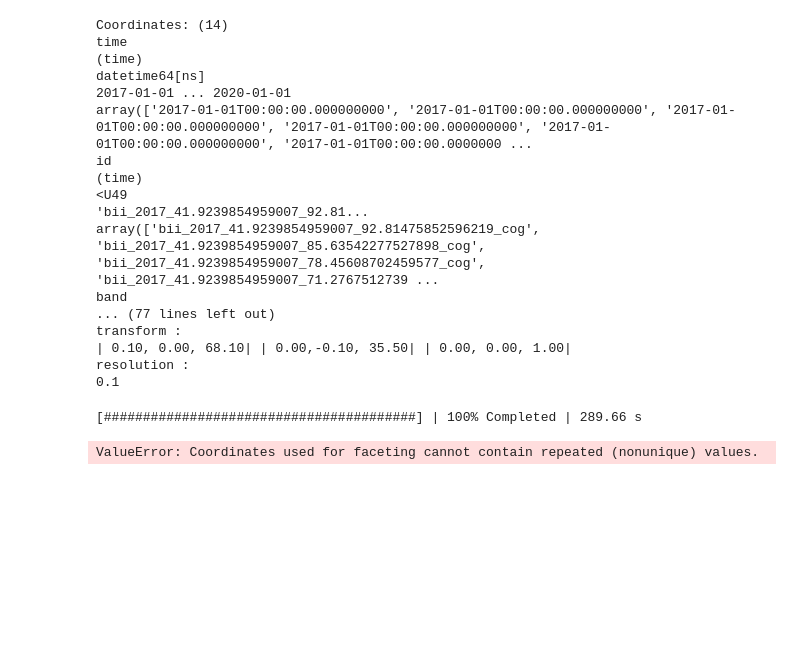
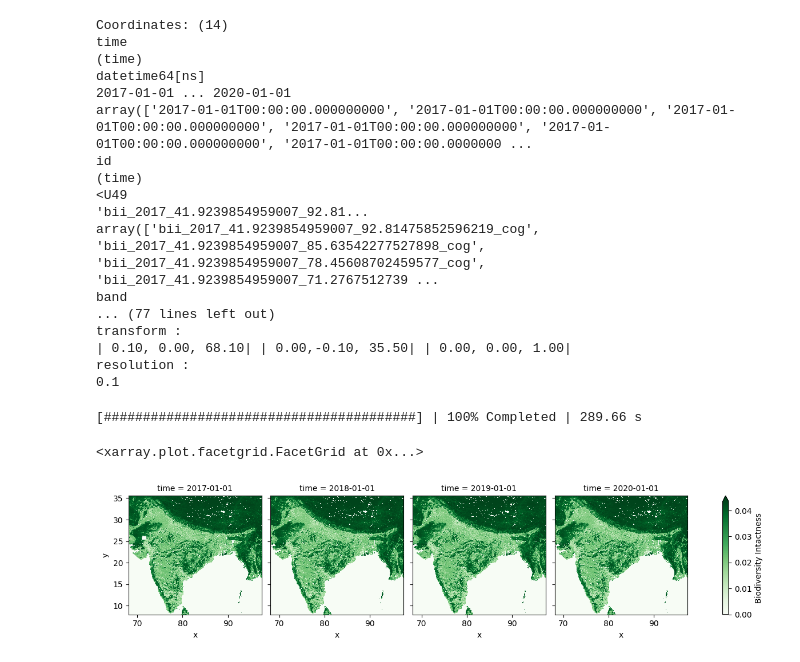
Before and after one commit to cboettig/example-notebooks, a Jupyter notebook: mangroves/mangroves_preprocess.ipynb, the cells around one changed output. Cells and saved outputs as stored; diff of their text form; code cells hidden in the pictures; blank space fills up the shorter version.

```diff
--- a/mangroves/mangroves_preprocess.ipynb
+++ b/mangroves/mangroves_preprocess.ipynb
@@ -93,7 +93,8 @@ with dask.diagnostics.ProgressBar():
 # %% [output]
 [########################################] | 100% Completed | 289.66 s
 # %%
-grid = data.plot(col="time", cmap="Greens", robust=True)
-grid;
+bii = data.groupby("time").mean(dim="time")
+bii.plot(col="time", cmap="Greens", robust=True)
 # %% [output]
-ValueError: Coordinates used for faceting cannot contain repeated (nonunique) values.
+<xarray.plot.facetgrid.FacetGrid at 0x...>
+[figure, added]
```
Also changed, not shown: parts of 1 cell of this notebook, 1 other file.
